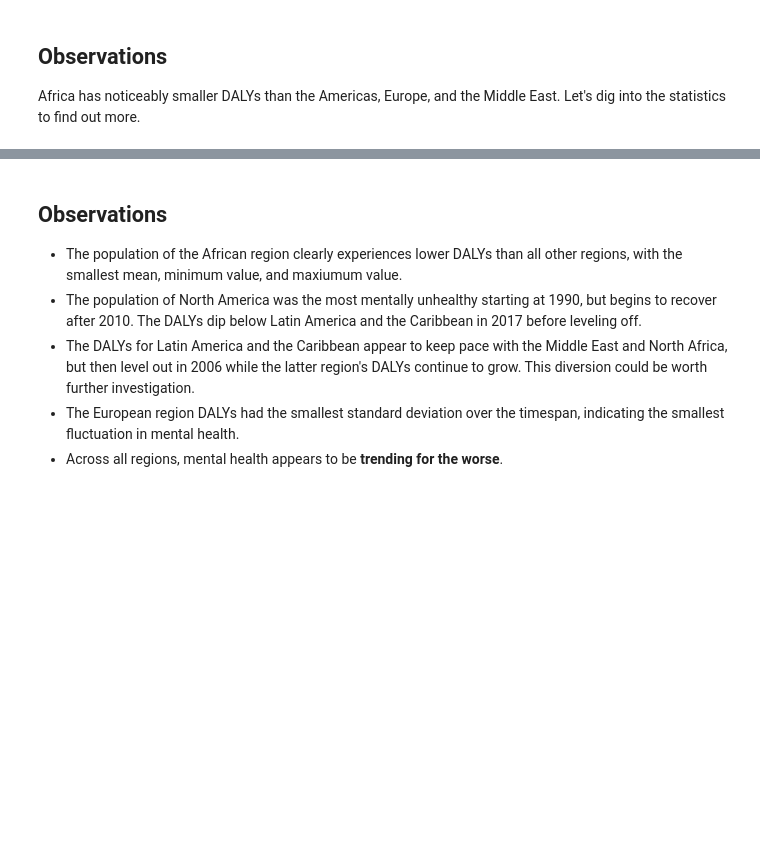
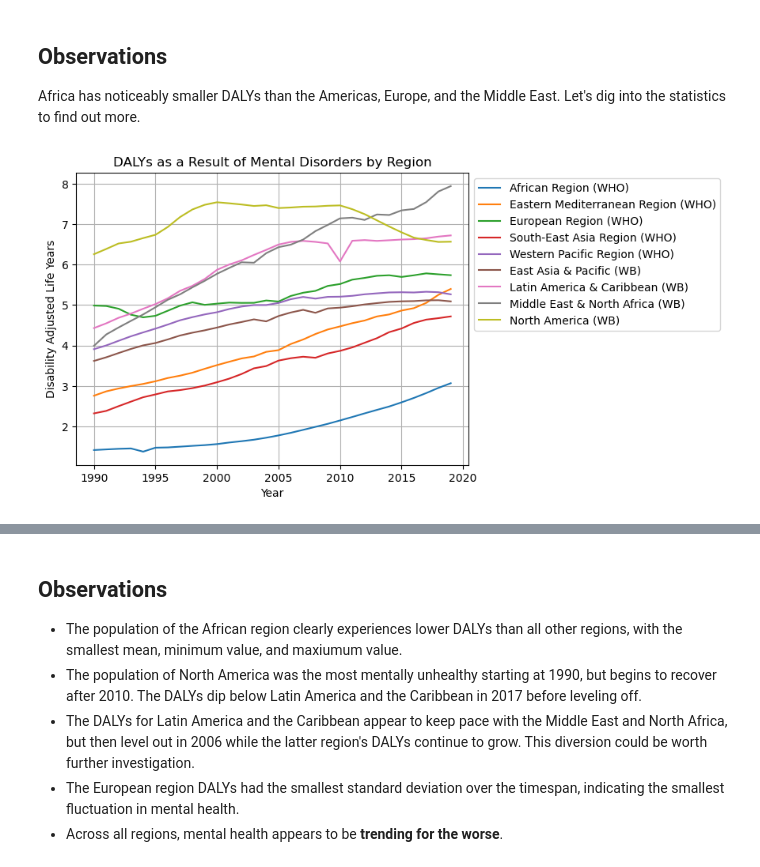
Before and after one commit to rutgers-bootcamp-project-1-team-5/mental_health, a Jupyter notebook: mental_health.ipynb, the cells around one changed output, grey strips where cells are left out. Cells and saved outputs as stored; diff of their text form; code cells hidden in the pictures; blank space fills up the shorter version.

```diff
--- a/mental_health.ipynb
+++ b/mental_health.ipynb
@@ -149,20 +185,25 @@ Africa has noticeably smaller DALYs than the Americas, Europe, and the Middle Ea
 # %%
 # The DALYs dataset also includes regional data, which we will extract, plot, and analyze below.
 regions = ['African Region (WHO)', 'Eastern Mediterranean Region (WHO)', 'European Region (WHO)', 'South-East Asia Region (WHO)',
            'Western Pacific Region (WHO)', 'East Asia & Pacific (WB)', 'Latin America & Caribbean (WB)', 'Middle East & North Africa (WB)',
            'North America (WB)']
 regions_df = pd.DataFrame()
 
 for r in regions:
     df = dalys_df[dalys_df['Entity'] == r]
     regions_df = pd.concat([regions_df, df])
     plt.plot(df['Year'], df['DALYs'])
 
 plt.title('DALYs as a Result of Mental Disorders by Region')
 plt.xlabel('Year')
 plt.ylabel('Disability Adjusted Life Years')
 plt.legend(regions, bbox_to_anchor=(1, 1))
 plt.grid()
+plt.savefig(Path('media', 'dalys_by_region.png'), bbox_inches="tight")
 plt.show()
 
-regions_df.groupby('Entity')['DALYs'].describe().sort_values('mean')
+regions_stats = regions_df.groupby('Entity')['DALYs'].describe().sort_values('mean')
+regions_stats.to_csv(Path('media', 'dalys_stats.csv'))
+regions_stats
+# %% [output]
+[figure, added]
```
Also changed, not shown: parts of 6 cells of this notebook, 2 other files.
